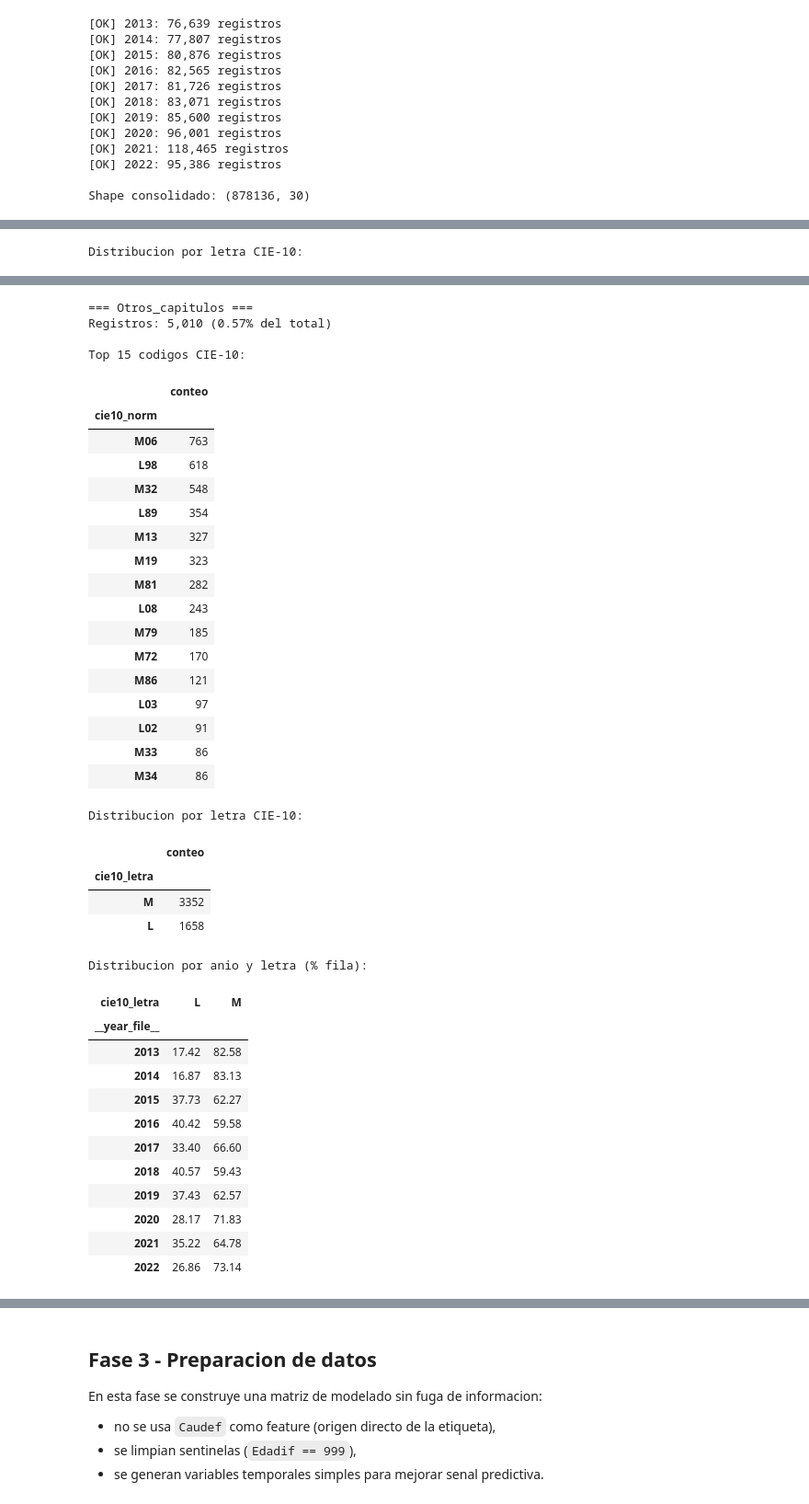
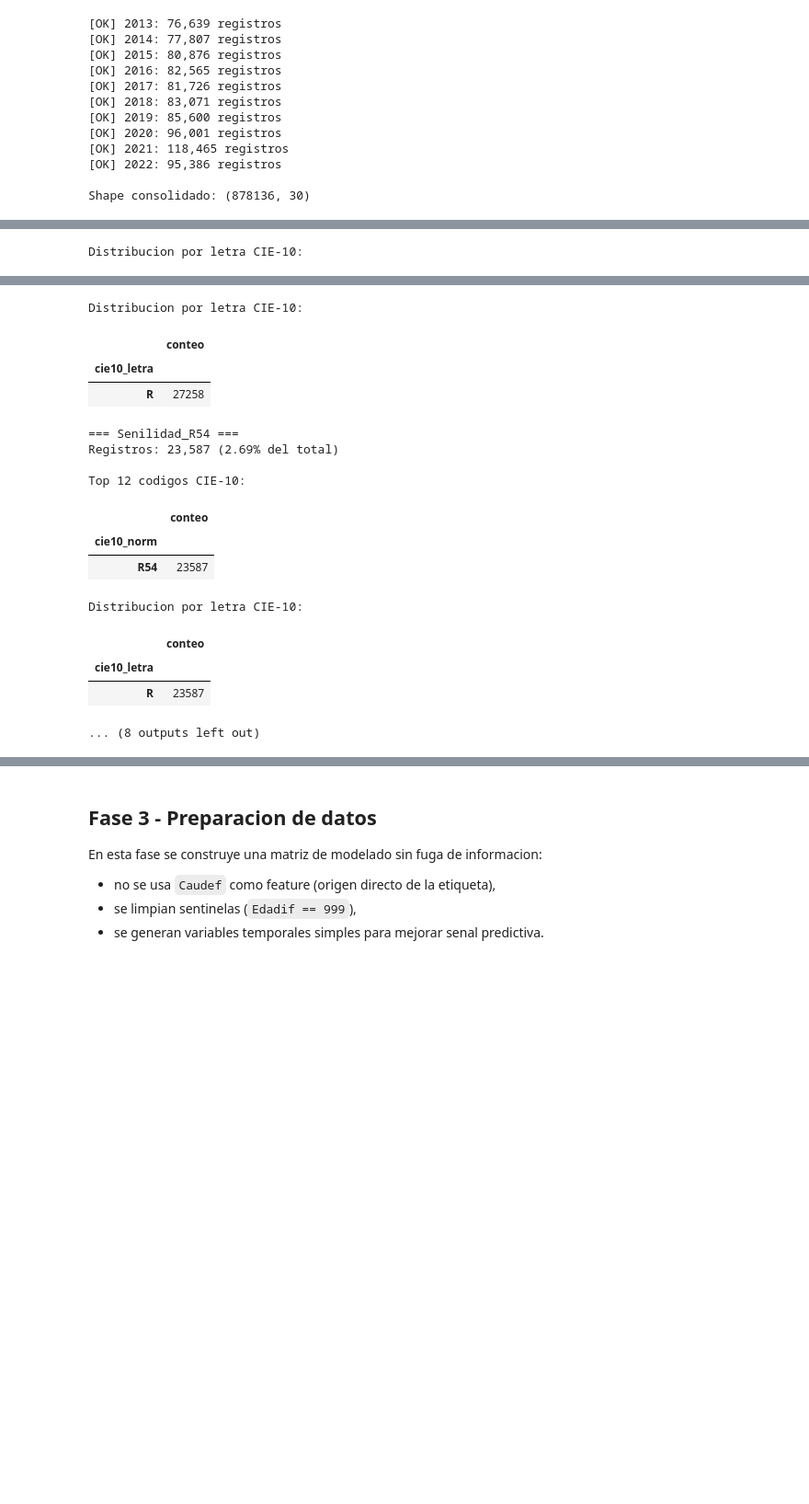
Before and after one commit to jcdiegolopez/MD-PY1, a Jupyter notebook: modelado_predictivo.ipynb, the cells around one changed output, grey strips where cells are left out. Shown at 92% size. Cells and saved outputs as stored; diff of their text form; code cells hidden in the pictures; blank space fills up the shorter version.

Commit message:
distribuciones

```diff
--- a/modelado_predictivo.ipynb
+++ b/modelado_predictivo.ipynb
@@ -173,7 +173,13 @@ def map_causa_grupo(cie10: str | None) -> str | None:
         return 'Otras_causas_externas'
 
     # Separaciones clave para no perder informacion
-    if letter == 'R':
+    if letter == 'R' and num is not None:
+        if num == 98:
+            return 'Muerte_sin_asistencia_R98'
+        if num == 99:
+            return 'Causa_mal_definida_R99'
+        if num == 54:
+            return 'Senilidad_R54'
         return 'Sintomas_signos_hallazgos'
     if letter == 'Q':
         return 'Congenitas'
@@ -301,19 +308,22 @@ def resumen_clase(clase: str) -> None:
     df_sub['cie10_letra'] = df_sub['cie10_norm'].str[0]
 
     print()
-    print('Top 15 codigos CIE-10:')
-    display(df_sub['cie10_norm'].value_counts().head(15).to_frame('conteo'))
+    print('Top 12 codigos CIE-10:')
+    display(df_sub['cie10_norm'].value_counts().head(12).to_frame('conteo'))
 
     print()
     print('Distribucion por letra CIE-10:')
     display(df_sub['cie10_letra'].value_counts().to_frame('conteo'))
 
+clases_r = [
+    'Muerte_sin_asistencia_R98',
+    'Causa_mal_definida_R99',
+    'Senilidad_R54',
+    'Sintomas_signos_hallazgos',
+    'Otros_capitulos',
+]
+
+for c in clases_r:
+    resumen_clase(c)
     print()
-    print('Distribucion por anio y letra (% fila):')
-    tabla = pd.crosstab(df_sub['__year_file__'], df_sub['cie10_letra'], normalize='index').mul(100).round(2)
-    display(tabla)
-
-resumen_clase('Sintomas_signos_hallazgos')
-print()
-resumen_clase('Otros_capitulos')
 # %% [output]
@@ -358,39 +348,16 @@ Distribucion por anio y letra (% fila):
-=== Otros_capitulos ===
-Registros: 5,010 (0.57% del total)
-
-Top 15 codigos CIE-10:
+Distribucion por letra CIE-10:
 |  | conteo |
-| cie10_norm |  |
-| M06 | 763 |
-| L98 | 618 |
-| M32 | 548 |
-| L89 | 354 |
-| M13 | 327 |
-| M19 | 323 |
-| M81 | 282 |
-| L08 | 243 |
-| M79 | 185 |
-| M72 | 170 |
-| M86 | 121 |
-| L03 | 97 |
-| L02 | 91 |
-| M33 | 86 |
-| M34 | 86 |
+| cie10_letra |  |
+| R | 27258 |
-Distribucion por letra CIE-10:
+=== Senilidad_R54 ===
+Registros: 23,587 (2.69% del total)
+
+Top 12 codigos CIE-10:
 |  | conteo |
-| cie10_letra |  |
-| M | 3352 |
-| L | 1658 |
+| cie10_norm |  |
+| R54 | 23587 |
-Distribucion por anio y letra (% fila):
+Distribucion por letra CIE-10:
-| cie10_letra | L | M |
-| __year_file__ |  |  |
-| 2013 | 17.42 | 82.58 |
-| 2014 | 16.87 | 83.13 |
-| 2015 | 37.73 | 62.27 |
-| 2016 | 40.42 | 59.58 |
-| 2017 | 33.40 | 66.60 |
-| 2018 | 40.57 | 59.43 |
-| 2019 | 37.43 | 62.57 |
-| 2020 | 28.17 | 71.83 |
-| 2021 | 35.22 | 64.78 |
-| 2022 | 26.86 | 73.14 |
+|  | conteo |
+| cie10_letra |  |
+| R | 23587 |
+... (8 outputs left out)
```
Also changed, not shown: parts of 9 cells of this notebook.
